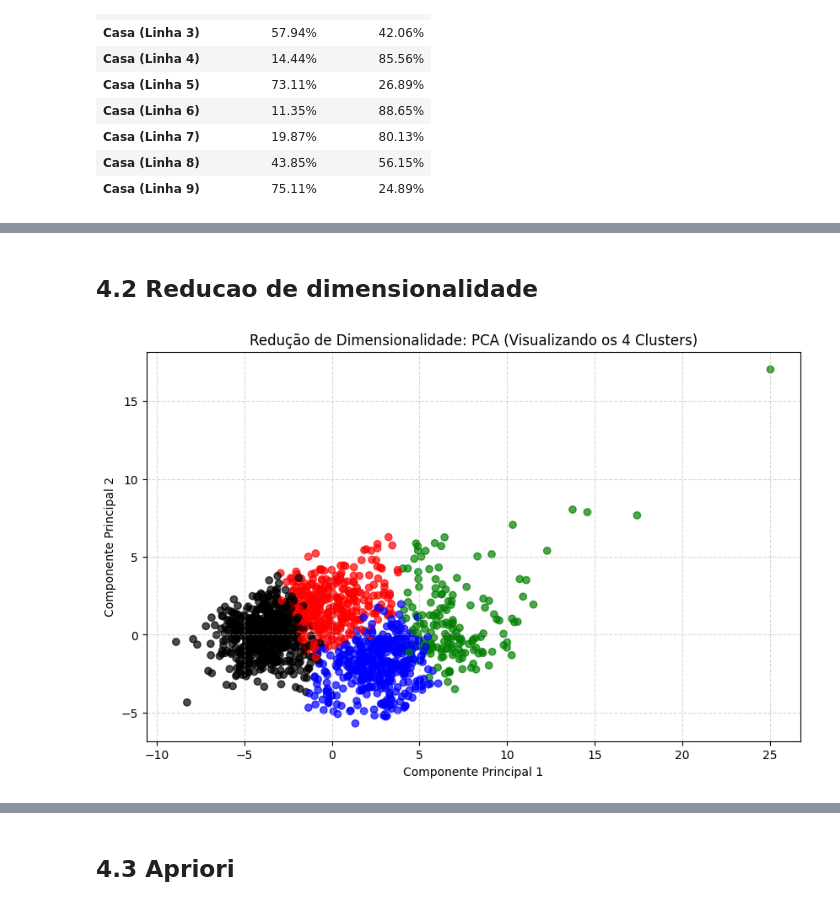
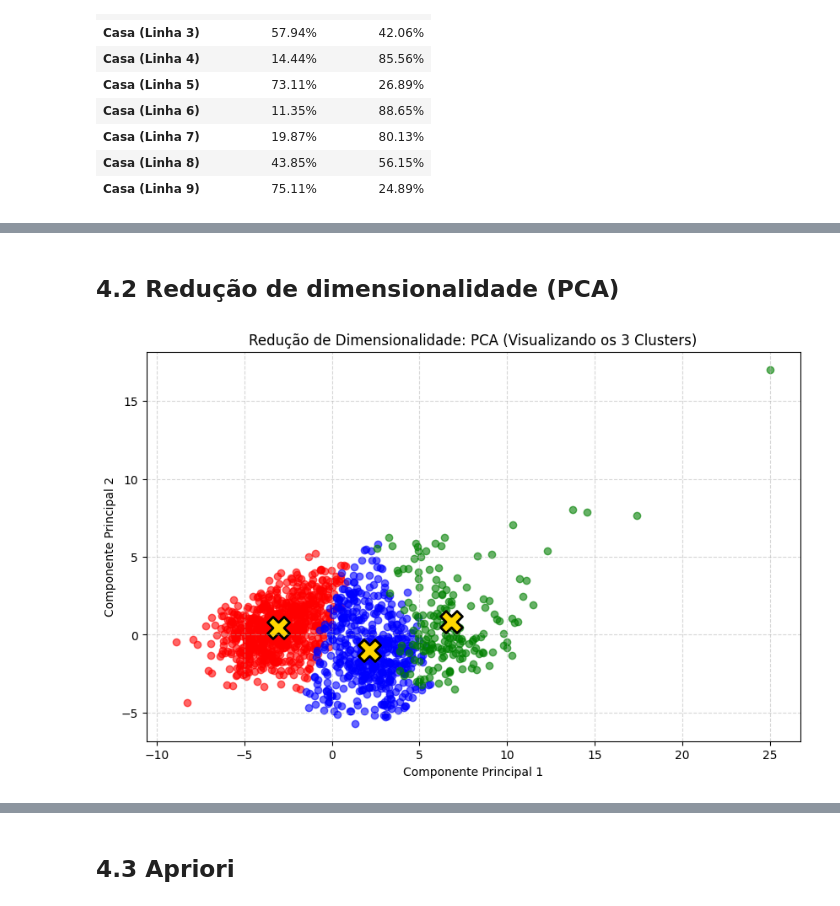
Before and after one commit to Mauro-devs/DataAnalysis, a Jupyter notebook: notebook.ipynb, the cells around one changed output, grey strips where cells are left out. Saved outputs shown, nothing was run; the diff lists cells and outputs as text; code cells hidden in the pictures.

```diff
--- a/notebook.ipynb
+++ b/notebook.ipynb
@@ -465,14 +495,20 @@ train_df['cluster'] = kmeans.predict(X)
 # %%
+kmeans = KMeans(n_clusters=3, random_state=42)
+
+kmeans.fit(X)
+
+train_df['cluster'] = kmeans.predict(X)
+
 eixo_x = train_df['Area_Total_Construida']
 eixo_y = train_df['Preco_Venda']
 
-colors = {0: 'red', 1: 'blue', 2: 'green', 3: 'black'}
+colors = {0: 'red', 1: 'blue', 2: 'green'}
 
 train_df['color'] = train_df['cluster'].map(colors)
 
 plt.figure(figsize=(10, 6))
 plt.scatter(eixo_x, eixo_y, color=train_df['color'], alpha=0.6)
-plt.title('Casas clusterizadas (K-Means = 4)')
+plt.title('Casas Clusterizadas')
 plt.xlabel('Área Total Construída (GrLivArea)')
 plt.ylabel('Preço de Venda')
 plt.show()
@@ -481,24 +559,40 @@ plt.show()
 # %% [markdown]
-## 4.2 Reducao de dimensionalidade
+## 4.2 Redução de dimensionalidade (PCA)
 # %%
 colunas_para_remover = ['Preco_Venda', 'cluster', 'color']
 X_pca_input = train_df.drop(colunas_para_remover, axis=1, errors='ignore')
 
 X_pca_input = X_pca_input.fillna(0)
 
 pca = PCA(n_components=2)
 
 pca.fit(X_pca_input)
 X_pca = pca.transform(X_pca_input)
 
+centroides_originais = kmeans.cluster_centers_
+
+centroides_2d = pca.transform(centroides_originais)
+
 plt.figure(figsize=(10, 6))
 
-plt.scatter(X_pca[:, 0], X_pca[:, 1], color=train_df['color'], alpha=0.7)
+nomes_clusters = {0: 'Grupo Popular', 1: 'Grupo Padrão', 2: 'Grupo Premium'}
+cores = {0: 'red', 1: 'blue', 2: 'green'}
+
+for cluster_id in [0, 1, 2]:
+    idx = train_df['cluster'] == cluster_id
+    plt.scatter(X_pca[idx, 0], X_pca[idx, 1],
+                color=cores[cluster_id],
+                label=nomes_clusters[cluster_id],
+                alpha=0.6)
+
+plt.scatter(centroides_2d[:, 0], centroides_2d[:, 1],
+            marker='X', s=350, color='gold', edgecolor='black',
+            linewidth=2, label='Centroides (Média do Grupo)')
 
 plt.xlabel('Componente Principal 1')
 plt.ylabel('Componente Principal 2')
-plt.title('Redução de Dimensionalidade: PCA (Visualizando os 4 Clusters)')
+plt.title('Redução de Dimensionalidade: PCA (Visualizando os 3 Clusters)')
 plt.grid(True, linestyle='--', alpha=0.5)
 plt.show()
 # %% [output]
-[figure, old version]
+[figure, new version]
```
Also changed, not shown: parts of 20 cells of this notebook.
